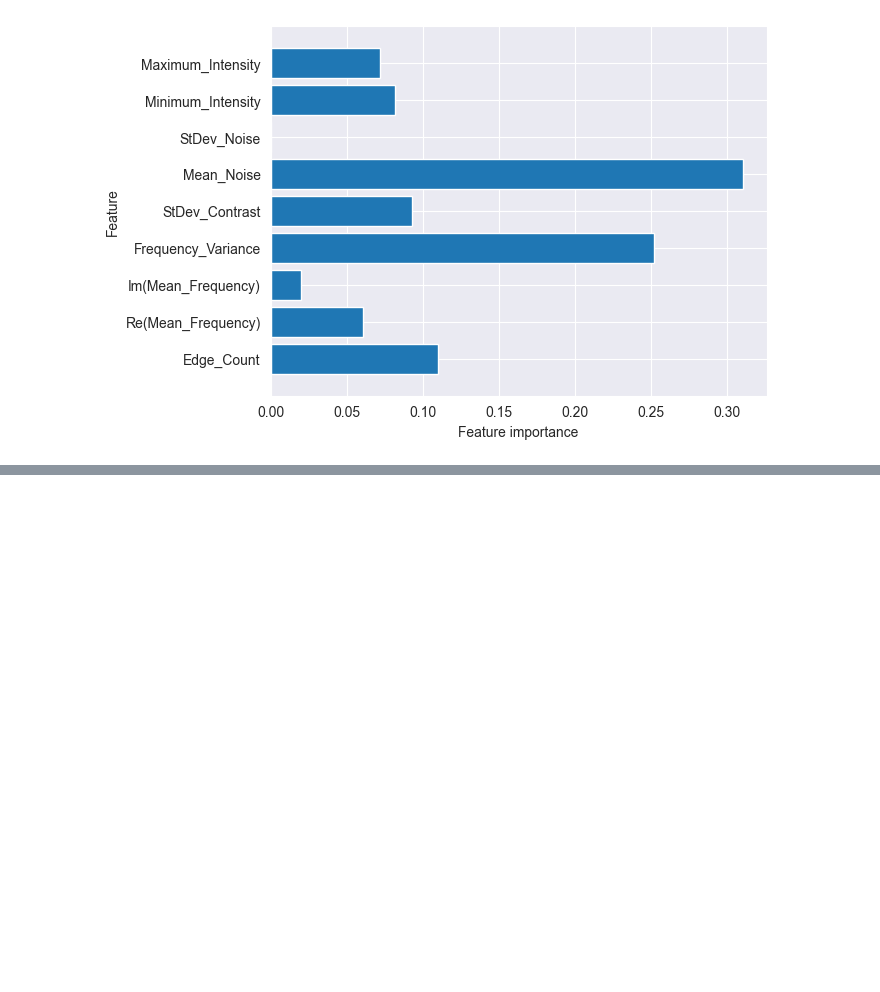
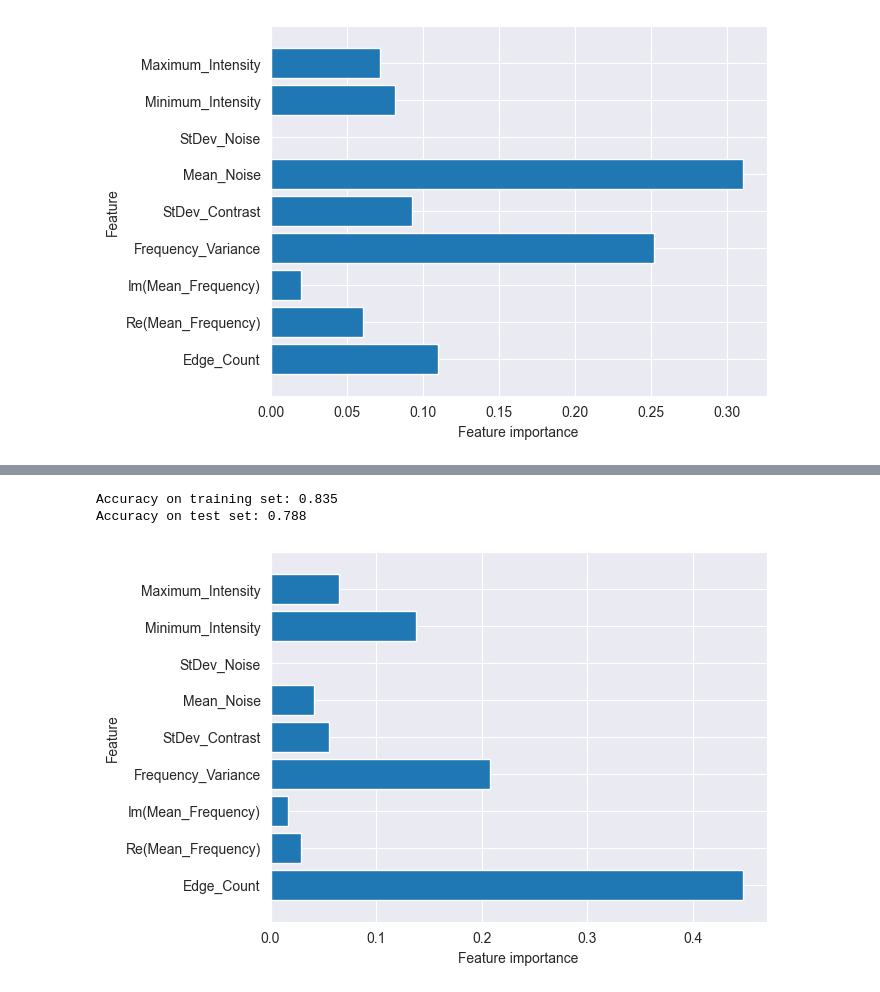
Before and after one commit to epetrimoulx/Plant-Identification-ML, a Jupyter notebook: Models.ipynb, the cells around one changed output, grey strips where cells are left out. Saved outputs shown, nothing was run; the diff lists cells and outputs as text; code cells hidden in the pictures; blank space fills up the shorter version.

```diff
--- a/Models.ipynb
+++ b/Models.ipynb
@@ -92,0 +176,18 @@ Accuracy on test set: 0.811
+# %%
+Label_Encoder = LabelEncoder()
+
+X = Cherry_Dataset.drop(columns=['Disease', 'Is_Healthy'])
+Y = Cherry_Dataset.Disease
+Y = Label_Encoder.fit_transform(Y)
+
+X_train, X_test, Y_train, Y_test = train_test_split(X, Y, test_size=0.2, random_state=42)
+XGBoost = XGBClassifier(n_estimators=32, max_depth=4, learning_rate=0.1).fit(X_train, Y_train)
+
+print("Accuracy on training set: {:.3f}".format(XGBoost.score(X_train, Y_train)))
+print("Accuracy on test set: {:.3f}".format(XGBoost.score(X_test, Y_test)))
+
+plot_feature_importance(XGBoost)
+# %% [output]
+Accuracy on training set: 0.835
+Accuracy on test set: 0.788
+[figure, added]
```
Also changed, not shown: parts of 11 cells of this notebook, 1 other file.
